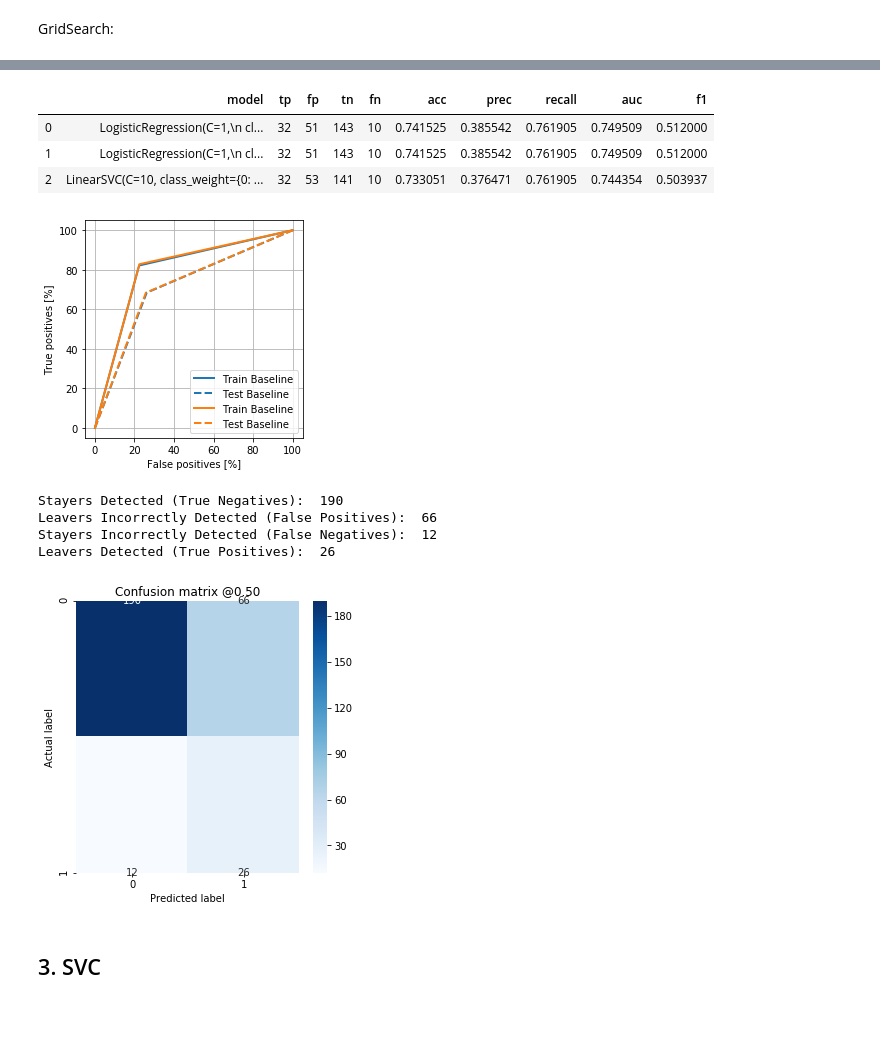
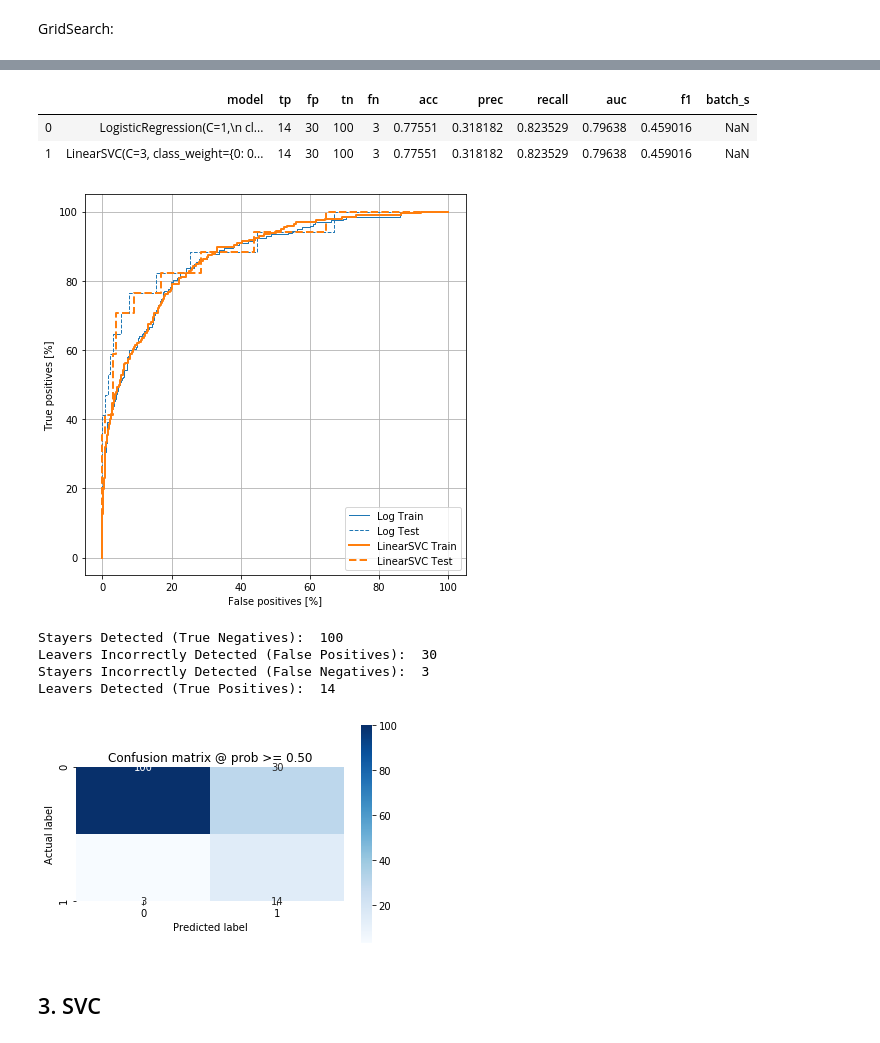
Before and after one commit to HenrikPereira/EDSBproject, a Jupyter notebook: Scripts/Data_models.ipynb, the cells around one changed output, grey strips where cells are left out. Drawn from its saved outputs; the diff is of its cells as text; code cells hidden in the pictures; blank space fills up the shorter version.

```diff
--- a/Scripts/Data_models.ipynb
+++ b/Scripts/Data_models.ipynb
@@ -85,8 +81,8 @@ First, the dataset has to be split into 3 sets of data so that the following is
     * Will be used to test the final models as an out of sample dataset.
 # %%
-# test 20%; val 20%; train 60%
-train_df, test_df = train_test_split(finaldf, test_size=0.2, random_state=123)
-train_df, val_df = train_test_split(train_df, test_size=0.2, random_state=123)
+# test 10%; val 10%; train 80%
+train_df, test_df = train_test_split(finaldf, test_size=0.1, random_state=123)
+train_df, val_df = train_test_split(train_df, test_size=0.1, random_state=123)
 
 # Form np arrays of labels and features
 train_labels = np.array(train_df.pop('Attrition_Yes'))
@@ -127,0 +141,5 @@ Cases on dataset:
+# %%
+neg, pos = np.bincount(train_labels)
+total = neg + pos
+print('Cases on training dataset:\n    Total: {}\n    Employees that Left the company: {} ({:.2f}% of total)\n'.format(
+    total, pos, 100 * pos / total))
@@ -152,19 +174,20 @@ Gridsearch:
 # %%
 m_log = LR(class_weight=class_weights,
                      random_state=0,
-                     multi_class='ovr')
+                     multi_class='ovr',
+                     n_jobs=-1)
 
 parameters = [{'solver' : ['sag'],
-              'C' : [1, 10, 100, 1000],
-              'max_iter': [100, 500, 1000, 10000],
+              'C' : [1, 10, 100],
+              'max_iter': [10000],
               'penalty' : ('none', 'l2'),
               'warm_start' : (True, False)},
               {'solver' : ['liblinear', 'saga'],
-              'C' : [1, 10, 100, 1000],
-              'max_iter': [100, 500, 1000, 10000],
+              'C' : [1, 10, 100],
+              'max_iter': [10000],
               'penalty' : ('l1', 'l2'),
               'warm_start' : (True, False)}]
-grid_s = sklearn.model_selection.GridSearchCV(m_log, parameters, cv=10, refit=True, n_jobs=-1)
+grid_s = sklearn.model_selection.GridSearchCV(m_log, parameters, cv=10, refit=True, n_jobs=-1, verbose=1)
 grid_s.fit(train_features, train_labels)
 print(grid_s.best_estimator_)
 model_logistic = grid_s.best_estimator_
@@ -206,6 +232,7 @@ from sklearn.svm import LinearSVC as LSVC
 GridSearch:
 # %%
 m_LinearSVC = LSVC(dual=False,
+                   loss = 'squared_hinge',
                    tol=0.0001,
                    multi_class='ovr',
                    fit_intercept=True,
@@ -213,12 +240,11 @@ m_LinearSVC = LSVC(dual=False,
                    class_weight=class_weights,
                    random_state=0)
 
-parameters = [{'C':[1,10,100,1000],
+parameters = [{'C' : [i for i in range(1,10,2)],
                'penalty' : ['l1', 'l2'],
-               'max_iter': [100, 500, 1000, 10000, 100000, 1000000],
-               'loss': ['squared_hinge']}]
+               'max_iter': [10000, 100000, 1000000]}]
 
-grid_s = sklearn.model_selection.GridSearchCV(m_LinearSVC, parameters, cv=10, refit=True, n_jobs=-1)
+grid_s = sklearn.model_selection.GridSearchCV(m_LinearSVC, parameters, cv=10, refit=True, n_jobs=-1, verbose=1)
 grid_s.fit(train_features, train_labels)
 print(grid_s.best_estimator_)
 model_LinearSVC = grid_s.best_estimator_
@@ -230,29 +260,28 @@ LinearSVC(C=10, class_weight={0: 0.5961070559610706, 1: 3.10126582278481},
 # %%
-models_summary = save_metrics(models_summary, model_LinearSVC, val_labels, model_LinearSVC.predict(val_features))
-models_summary
+models_summary = save_metrics(models_summary, model_LinearSVC, test_labels, model_LinearSVC.predict(test_features))
+models_summary.sort_values(by=['auc','recall'], ascending=False)
 # %% [output]
-|  | model | tp | fp | tn | fn | acc | prec | recall | auc | f1 |
-| 0 | LogisticRegression(C=1,\n cl... | 32 | 51 | 143 | 10 | 0.741525 | 0.385542 | 0.761905 | 0.749509 | 0.512000 |
-| 1 | LogisticRegression(C=1,\n cl... | 32 | 51 | 143 | 10 | 0.741525 | 0.385542 | 0.761905 | 0.749509 | 0.512000 |
-| 2 | LinearSVC(C=10, class_weight={0: ... | 32 | 53 | 141 | 10 | 0.733051 | 0.376471 | 0.761905 | 0.744354 | 0.503937 |
+|  | model | tp | fp | tn | fn | acc | prec | recall | auc | f1 | batch_s |
+| 0 | LogisticRegression(C=1,\n cl... | 14 | 30 | 100 | 3 | 0.77551 | 0.318182 | 0.823529 | 0.79638 | 0.459016 | NaN |
+| 1 | LinearSVC(C=3, class_weight={0: 0... | 14 | 30 | 100 | 3 | 0.77551 | 0.318182 | 0.823529 | 0.79638 | 0.459016 | NaN |
 # %%
-plot_roc("Log Train", train_labels, model_logistic.predict(train_features), color=colors[0])
-plot_roc("Log Test", test_labels, model_logistic.predict(test_features), color=colors[0], linestyle='--')
+plt.figure(figsize=(7, 7))
+plot_roc("Log Train", train_labels, model_logistic.decision_function(train_features), lcolor=colors[0], lwidth=1)
+plot_roc("Log Test", test_labels, model_logistic.decision_function(test_features), lcolor=colors[0], lstyle='--', lwidth=1)
 
-plot_roc("LinearSVC Train", train_labels, model_LinearSVC.predict(train_features), color=colors[1])
-plot_roc("LinearSVC Test", test_labels, model_LinearSVC.predict(test_features), color=colors[1], linestyle='--')
+plot_roc("LinearSVC Train", train_labels, model_LinearSVC.decision_function(train_features), lcolor=colors[1])
+plot_roc("LinearSVC Test", test_labels, model_LinearSVC.decision_function(test_features), lcolor=colors[1], lstyle='--')
 plt.legend(loc='lower right')
 plt.show()
+
+plot_cm(test_labels, model_LinearSVC.predict(test_features))
 # %% [output]
-[figure, old version]
+[figure, new version]
+Stayers Detected (True Negatives):  100
+Leavers Incorrectly Detected (False Positives):  30
+Stayers Incorrectly Detected (False Negatives):  3
+Leavers Detected (True Positives):  14
+[figure, added]
-# %%
-plot_cm(test_labels, model_LinearSVC.predict(test_features))
-# %% [output]
-Stayers Detected (True Negatives):  190
-Leavers Incorrectly Detected (False Positives):  66
-Stayers Incorrectly Detected (False Negatives):  12
-Leavers Detected (True Positives):  26
-[figure, removed]
 # %% [markdown]
 ## 3. SVC
 # %%
```
Also changed, not shown: parts of 61 cells of this notebook, 1 other file.
